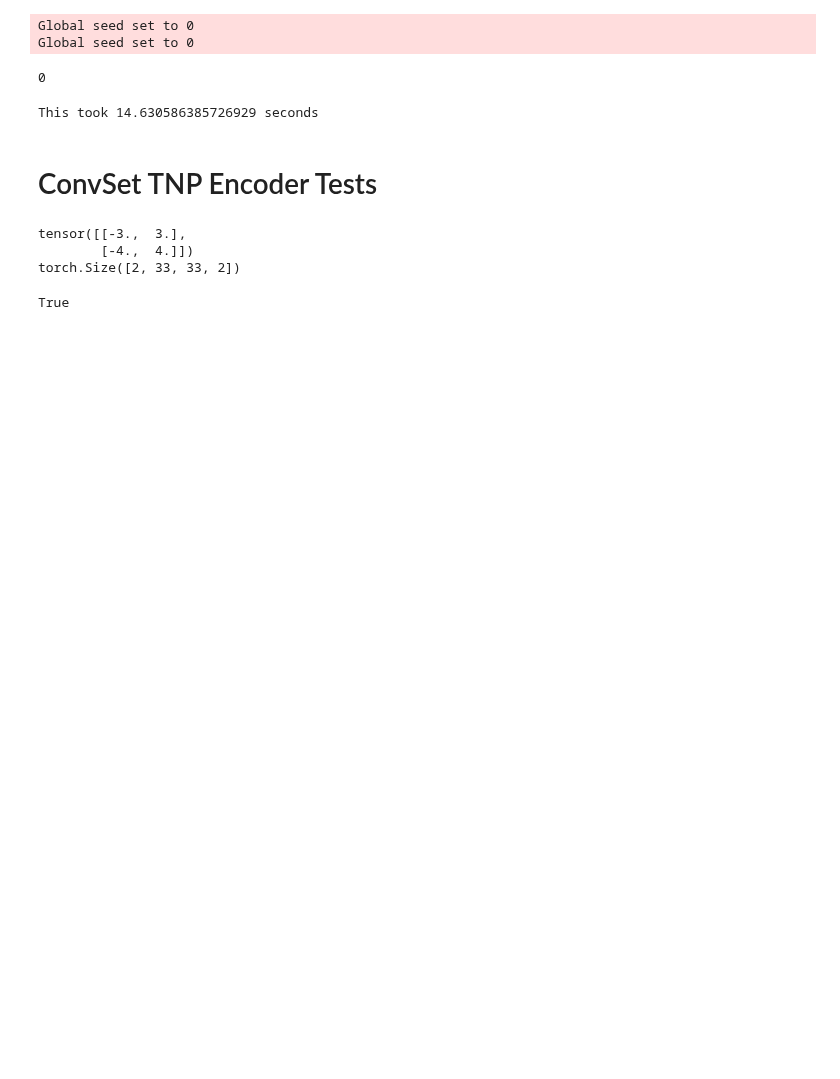
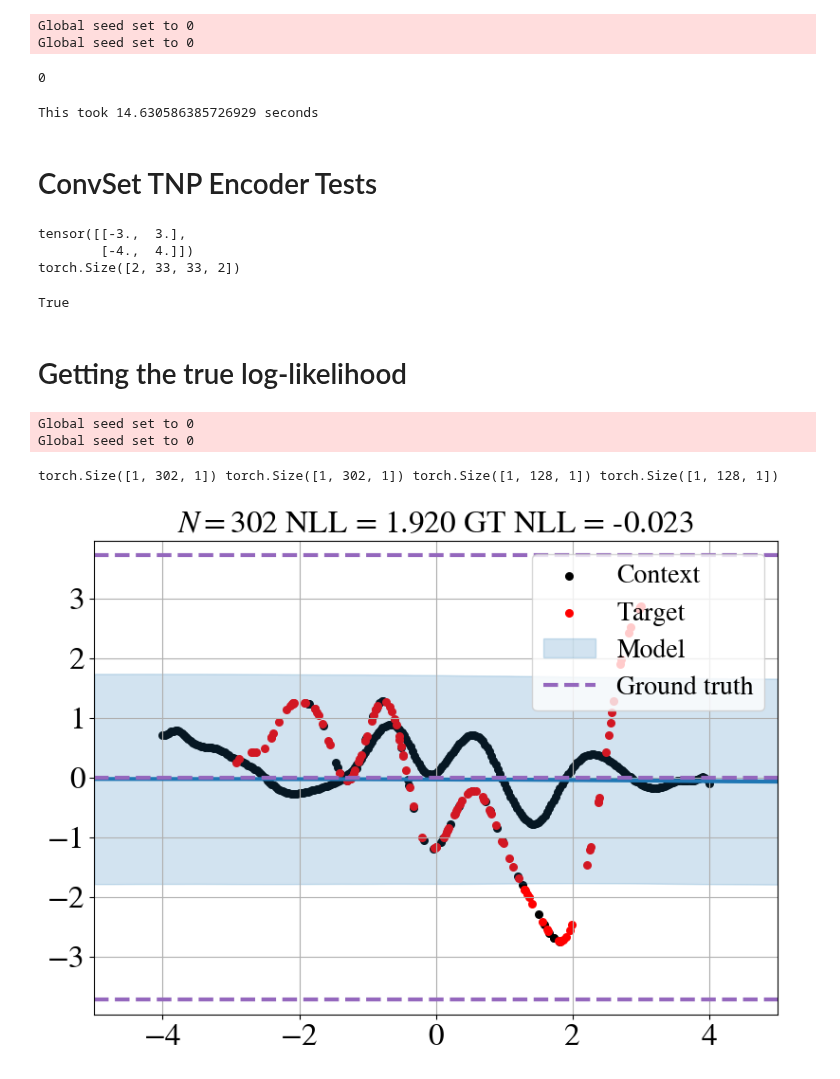
Before and after one commit to EricLangezaal/tnp-pp, a Jupyter notebook: tryout.ipynb, the cells around one changed output. Saved outputs shown, nothing was run; the diff lists cells and outputs as text; code cells hidden in the pictures; blank space fills up the shorter version.

```diff
--- a/tryout.ipynb
+++ b/tryout.ipynb
@@ -150,3 +147,37 @@ tensor([[-3.,  3.],
         [-4.,  4.]])
 torch.Size([2, 33, 33, 2])
 True
+# %% [markdown]
+# Getting the true log-likelihood
+# %%
+from tqdm import tqdm
+import lightning.pytorch as pl
+from hydra.utils import instantiate
+from experiments.plot import plot
+from icicl.utils.experiment_utils import extract_config
+
+config, config_dict = extract_config("experiments/configs/thesis/ootg_gp_conv_encoder_tnp.yml", [])
+config["generators"]["val"]["samples_per_epoch"] = 16
+config["generators"]["off_grid_generator_val"]["out_dim"] = 2 # TODO change
+pl.seed_everything(config.misc.seed)
+experiment = instantiate(config)
+pl.seed_everything(experiment.misc.seed)
+
+batches = []
+for batch in tqdm(experiment.generators.val, total=len(experiment.generators.val), desc="Validation"):
+        batches.append(batch)
+
+
+%load_ext autoreload
+%autoreload 2
+# %% [output]
+Global seed set to 0
+Global seed set to 0
+# %%
+print(batches[0].xc.shape, batches[0].yc.shape, batches[0].xt.shape, batches[0].yt.shape)
+# %% [output]
+torch.Size([1, 302, 1]) torch.Size([1, 302, 1]) torch.Size([1, 128, 1]) torch.Size([1, 128, 1])
+# %%
+plot(model=experiment.model, batches=batches, num_fig=1)
+# %% [output]
+[figure, added]
```
Also changed, not shown: parts of 1 cell of this notebook, 2 other files.
